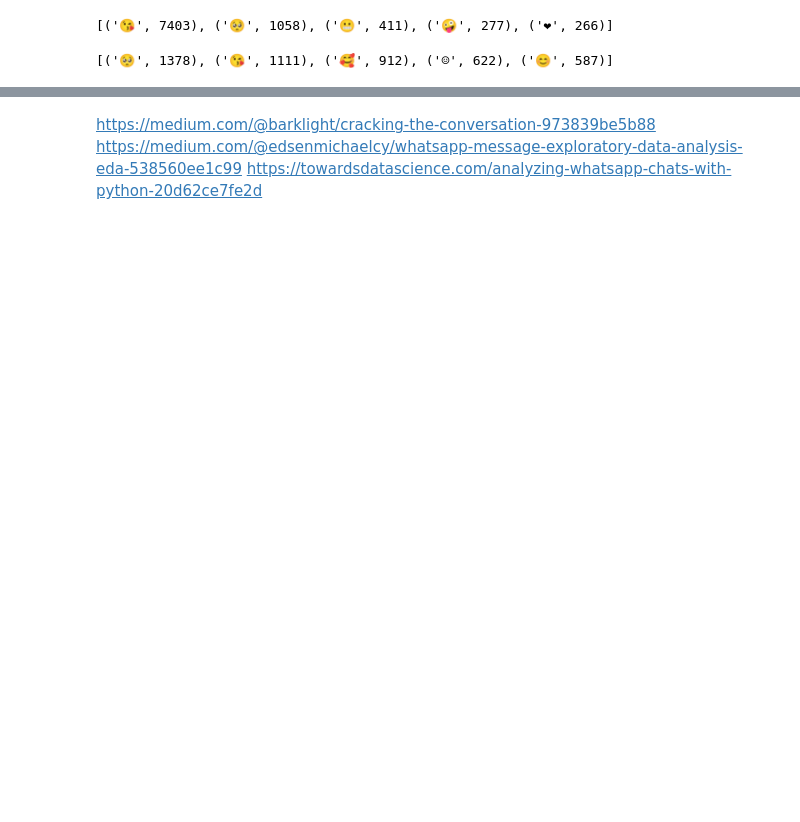
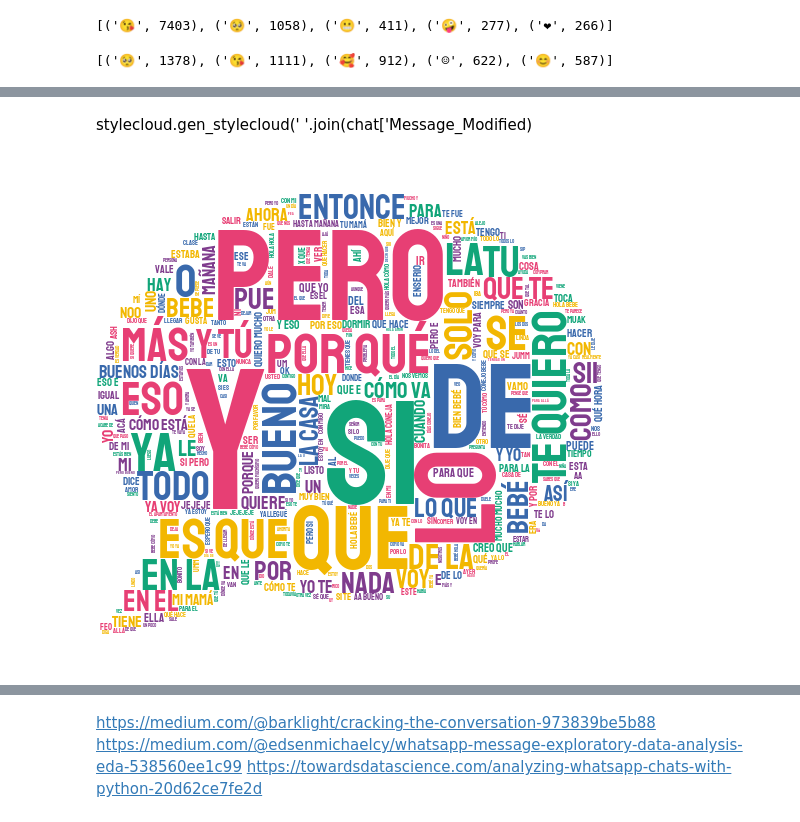
Before and after one commit to alejo1630/whatsapp_chat_analysis, a Jupyter notebook: Whatsapp_Analysis.ipynb, the cells around one changed output, grey strips where cells are left out. Drawn from its saved outputs; the diff is of its cells as text; code cells hidden in the pictures; blank space fills up the shorter version.

```diff
--- a/Whatsapp_Analysis.ipynb
+++ b/Whatsapp_Analysis.ipynb
@@ -445,0 +486,10 @@ fig.update_traces(hoverinfo = "label + value")
+# %% [markdown]
+stylecloud.gen_stylecloud(' '.join(chat['Message_Modified)
+# %%
+stylecloud.gen_stylecloud(' '.join(df["Message_Modified"]),
+                          icon_name = "fas fa-comment",
+                          output_name = "both.png")
+
+Image("both.png")
+# %% [output]
+[figure, added]
```
Also changed, not shown: parts of 28 cells of this notebook.
